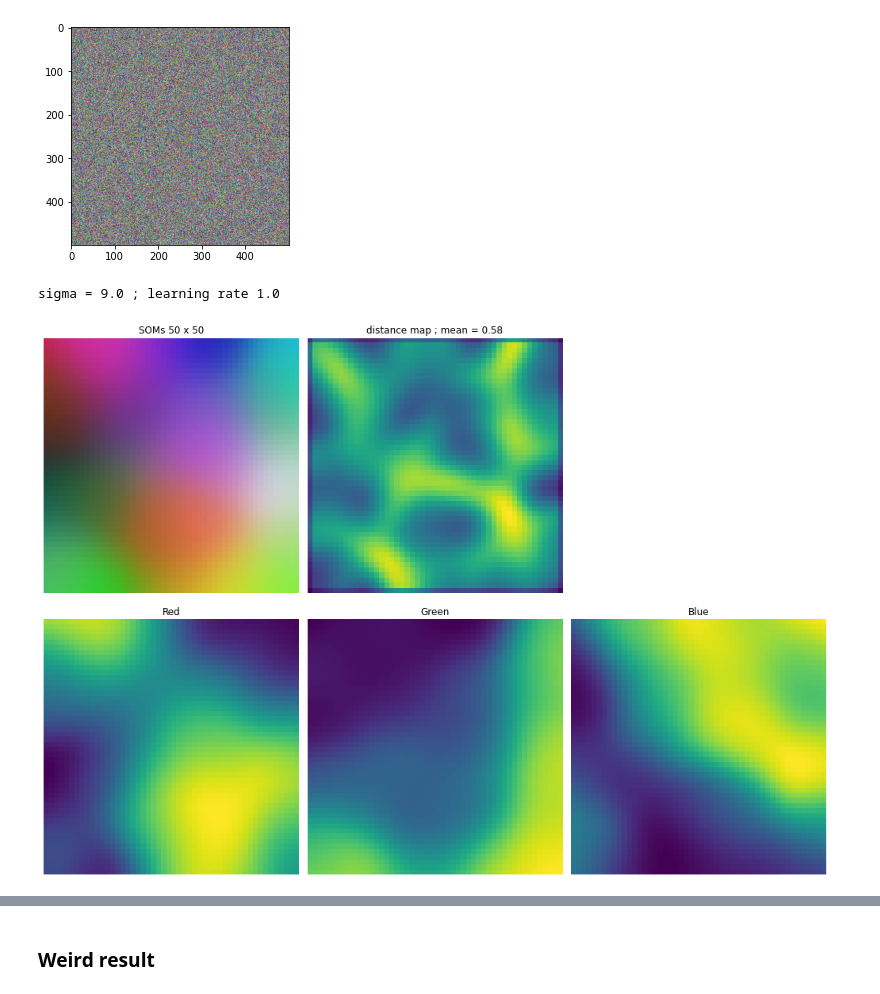
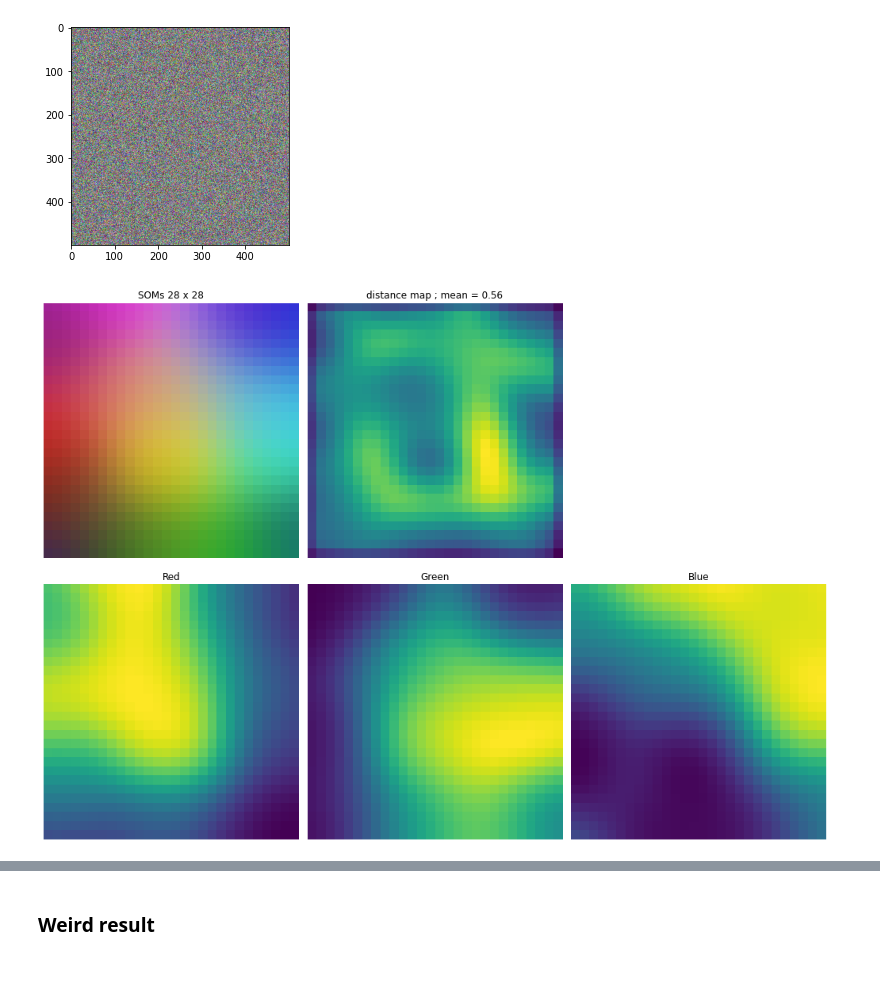
Before and after one commit to Oliv2398/SOMs-in-astrophysics, a Jupyter notebook: SOMs_colors.ipynb, the cells around one changed output, grey strips where cells are left out. Drawn from its saved outputs; the diff is of its cells as text; code cells hidden in the pictures.

```diff
--- a/SOMs_colors.ipynb
+++ b/SOMs_colors.ipynb
@@ -82,7 +94,7 @@ def train_som(data, sigma, learning_rate, iterations,
                   learning_rate = learning_rate,
                   topology = topology)
 
-    som.random_weights_init(data)
+    #som.random_weights_init(data)
 
     som.train_random(data, iterations, verbose=verbose)
 
@@ -153,7 +165,7 @@ def train_and_get_error(X_train, X_test,
 # %%
 # subplots with : the SOMs, the distance map, the variables weights and other
 
-def som_color(data, som, weights, var_names, activation=False):
+def som_color(data, som, weights, var_names=(["R","G","B"]), activation=False):
     rows, cols = data.shape
     som_x, som_y = weights.shape[:2]
 
@@ -440,7 +452,7 @@ def info_min_max(dataset, names):
 <a name="S3"></a>
 # Colors
 # %%
-def dat_color(nb=25000, more_dim=False):
+def dat_color(nb=25000, more_dim=0):
     dat1 = np.random.uniform(0,1,nb)
     dat2 = np.random.uniform(0,1,nb)
     dat3 = np.random.uniform(0,1,nb)
@@ -448,8 +460,7 @@ def dat_color(nb=25000, more_dim=False):
     data = np.vstack((dat1,dat2,dat3)).T
 
     if more_dim:
-        dims = int(input("number of variables : "))
-        for i in range(3,dims):
+        for i in range(3,more_dim):
             np.random.shuffle(dat3)
             data = np.vstack((data.T, dat3)).T
 
@@ -459,21 +470,20 @@ def dat_color(nb=25000, more_dim=False):
 <a name="S3_1"></a>
 ## First visualization
 # %%
-nb, data_color, color_names = dat_color(nb=250000)
-# reduce nb to see topological error
+nb, data_color, color_names = dat_color()
+# nb<2e5 to see topological error
 # %%
 plt.imshow(data_color.reshape(500,500,3));
 # %% [output]
 [figure]
 # %%
-sigma = 9
+sigma = 7
 learning_rate = 1
 
-som, weights = train_som(data_color, sigma, learning_rate, 1000)
+som, weights = train_som(data_color, sigma, learning_rate, 5000)
 som_color(data_color, som, weights, color_names)
 # %% [output]
-sigma = 9.0 ; learning rate 1.0
-[figure, old version]
+[figure, new version]
 # %%
 sigma = 10
 learning_rate = 1
```
Also changed, not shown: parts of 48 cells of this notebook.
